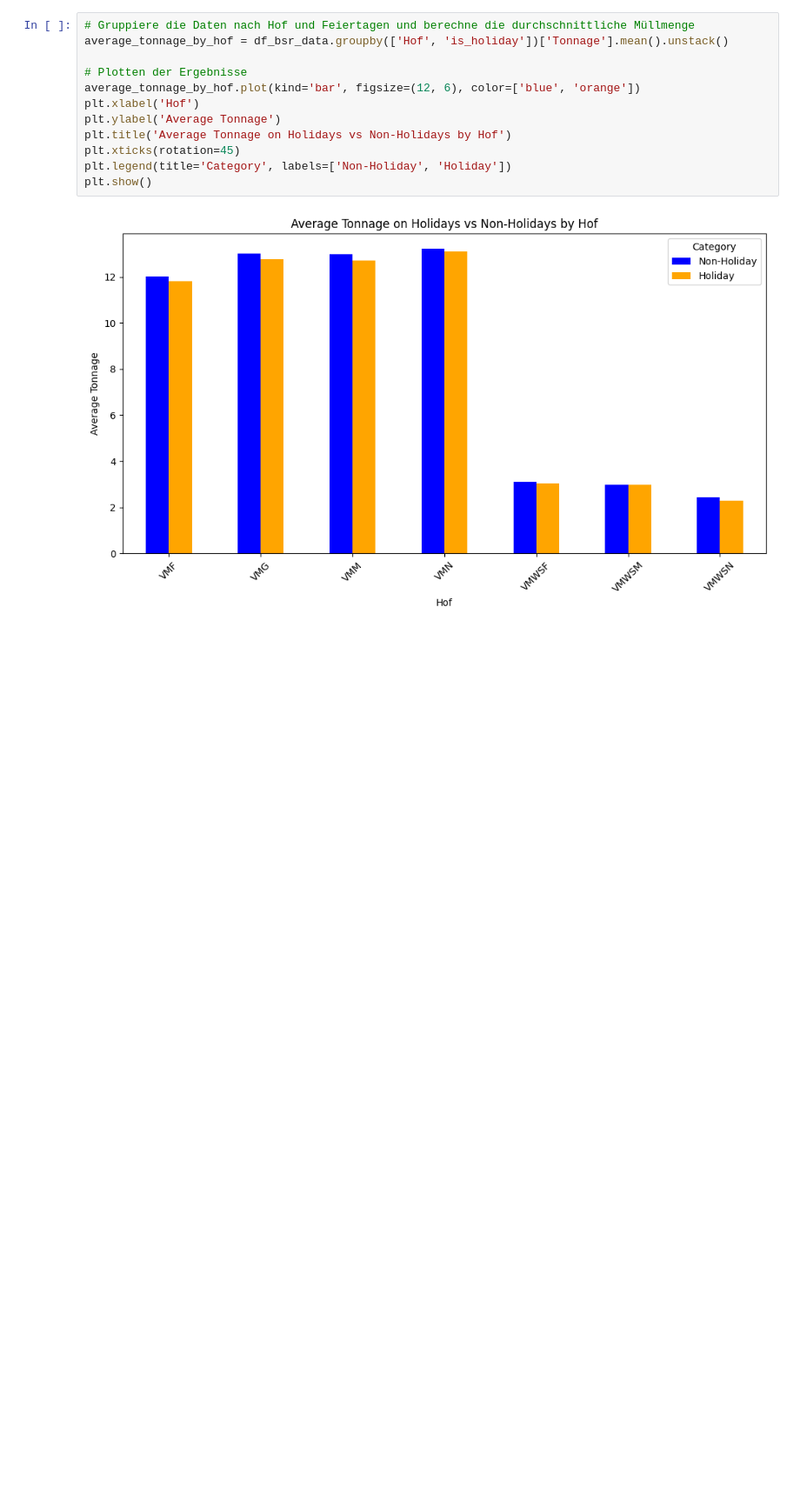
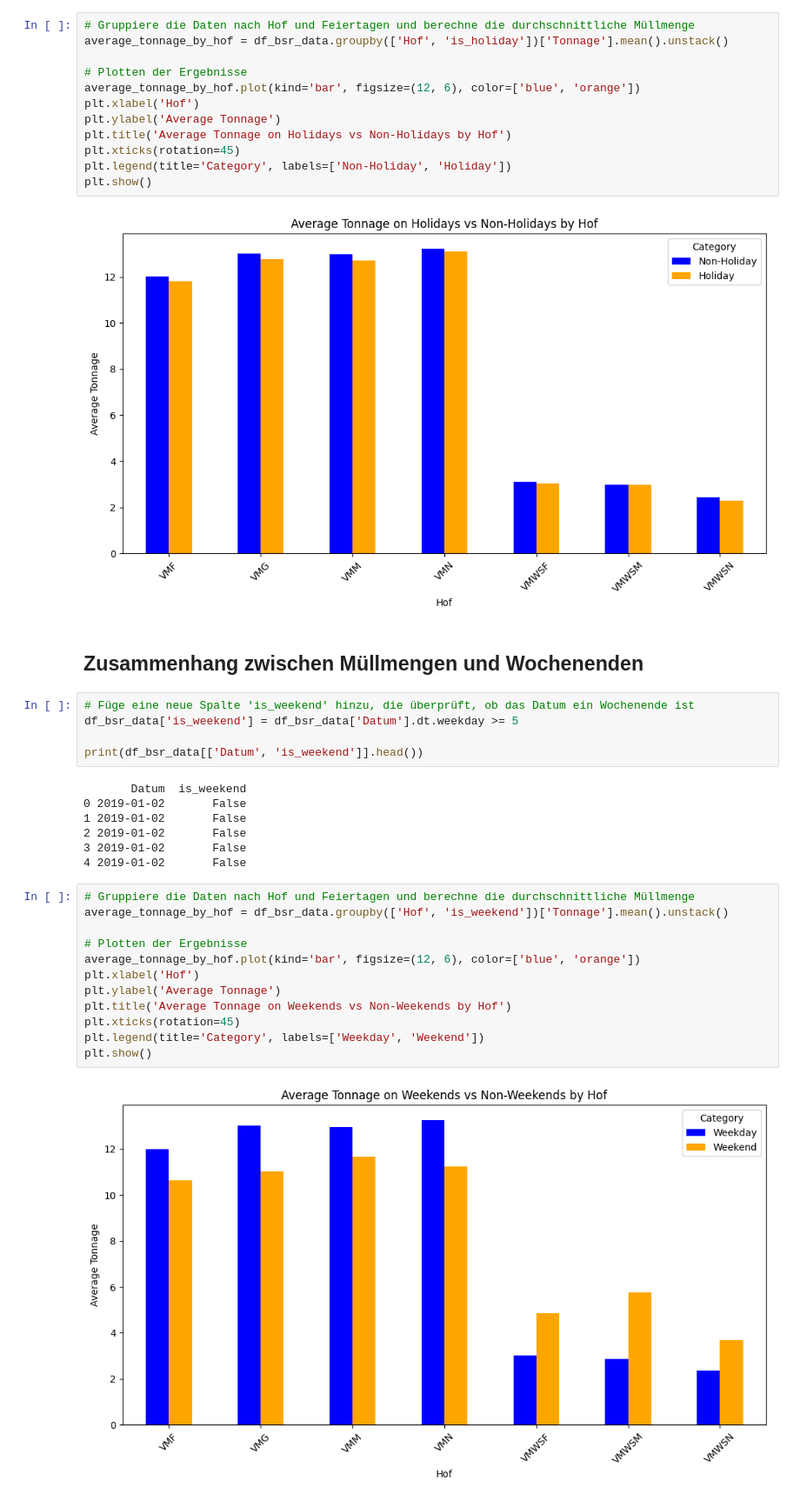
Before and after one commit to FlyingBaum/trash-ml, a Jupyter notebook: notebooks/holidays.ipynb, the cells around one changed output. Shown at 87% size. Drawn from its saved outputs; the diff is of its cells as text; blank space fills up the shorter version.

Commit message:
add weekend analysis to holidays notebook

```diff
--- a/notebooks/holidays.ipynb
+++ b/notebooks/holidays.ipynb
@@ -161,3 +161,31 @@ plt.legend(title='Category', labels=['Non-Holiday', 'Holiday'])
 plt.show()
 # %% [output]
 [figure]
+# %% [markdown]
+## Zusammenhang zwischen Müllmengen und Wochenenden
+# %%
+# Füge eine neue Spalte 'is_weekend' hinzu, die überprüft, ob das Datum ein Wochenende ist
+df_bsr_data['is_weekend'] = df_bsr_data['Datum'].dt.weekday >= 5
+
+print(df_bsr_data[['Datum', 'is_weekend']].head())
+# %% [output]
+       Datum  is_weekend
+0 2019-01-02       False
+1 2019-01-02       False
+2 2019-01-02       False
+3 2019-01-02       False
+4 2019-01-02       False
+# %%
+# Gruppiere die Daten nach Hof und Feiertagen und berechne die durchschnittliche Müllmenge
+average_tonnage_by_hof = df_bsr_data.groupby(['Hof', 'is_weekend'])['Tonnage'].mean().unstack()
+
+# Plotten der Ergebnisse
+average_tonnage_by_hof.plot(kind='bar', figsize=(12, 6), color=['blue', 'orange'])
+plt.xlabel('Hof')
+plt.ylabel('Average Tonnage')
+plt.title('Average Tonnage on Weekends vs Non-Weekends by Hof')
+plt.xticks(rotation=45)
+plt.legend(title='Category', labels=['Weekday', 'Weekend'])
+plt.show()
+# %% [output]
+[figure, added]
```
Also changed, not shown: parts of 1 cell of this notebook.
